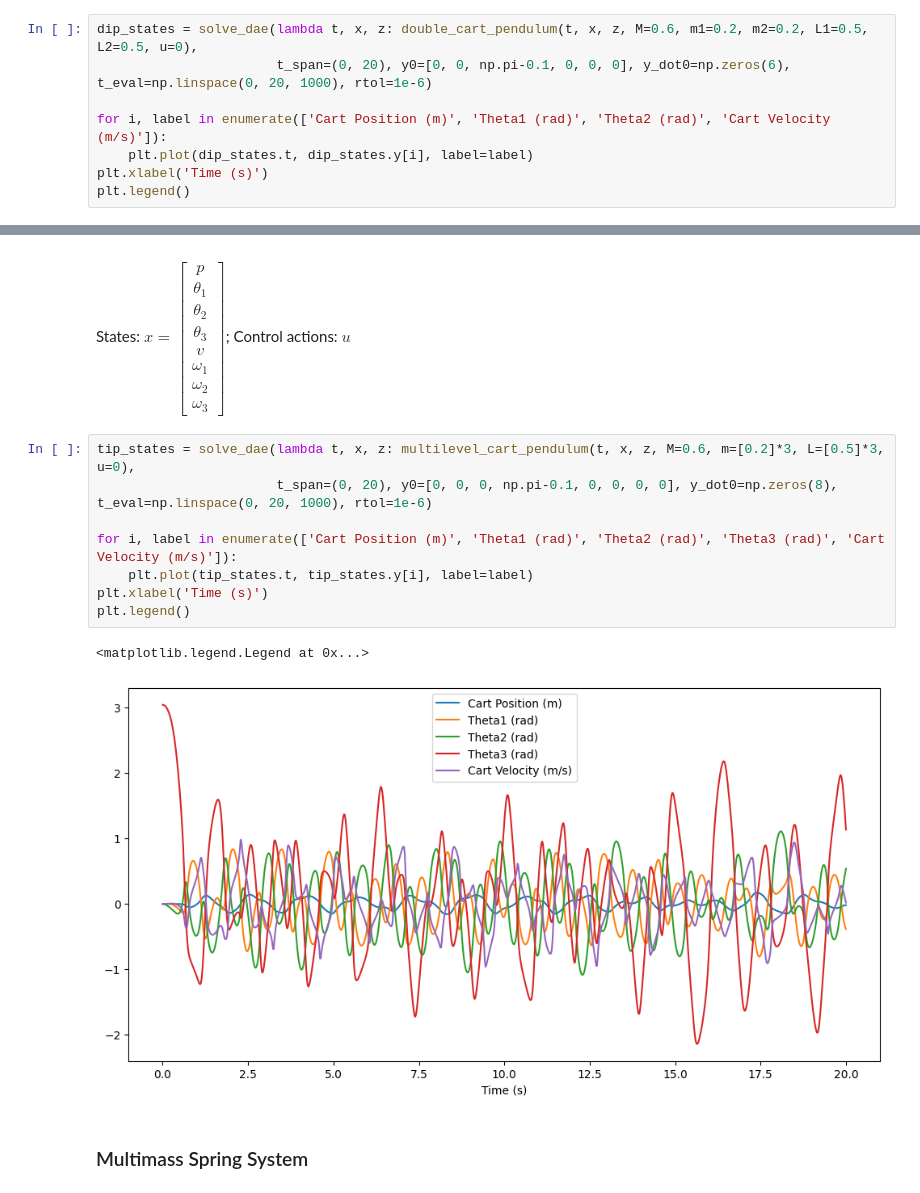
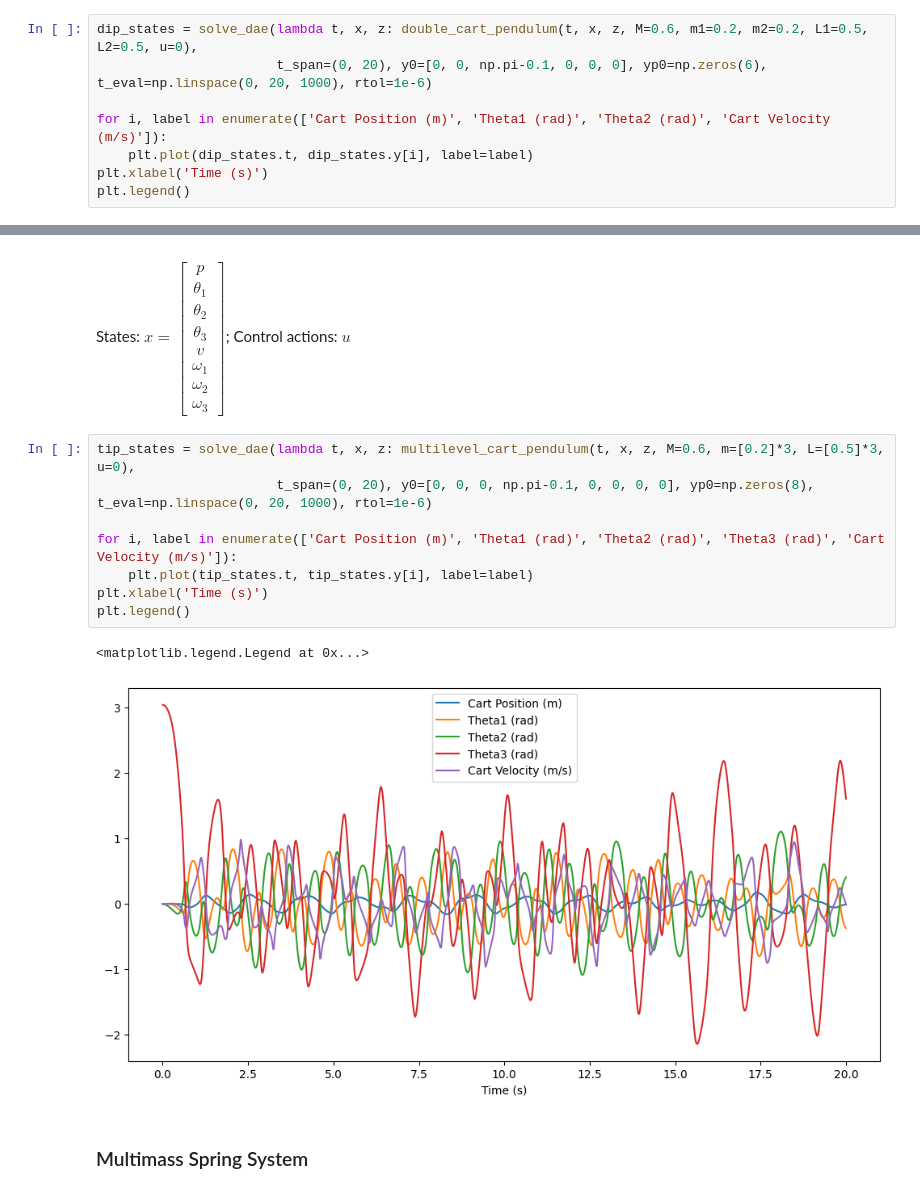
Before and after one commit to ggonzm/benchmark-systems, a Jupyter notebook: examples/simulations.ipynb, the cells around one changed output, grey strips where cells are left out. Cells and saved outputs as stored; diff of their text form.

```diff
--- a/examples/simulations.ipynb
+++ b/examples/simulations.ipynb
@@ -83,7 +83,7 @@ plt.legend()
 States: $x = \begin{bmatrix} p \\ \theta_1 \\ \theta_2 \\ v \\ \omega_1 \\ \omega_2 \end{bmatrix}$; Control actions: $u$
 # %%
 dip_states = solve_dae(lambda t, x, z: double_cart_pendulum(t, x, z, M=0.6, m1=0.2, m2=0.2, L1=0.5, L2=0.5, u=0),
-                       t_span=(0, 20), y0=[0, 0, np.pi-0.1, 0, 0, 0], y_dot0=np.zeros(6), t_eval=np.linspace(0, 20, 1000), rtol=1e-6)
+                       t_span=(0, 20), y0=[0, 0, np.pi-0.1, 0, 0, 0], yp0=np.zeros(6), t_eval=np.linspace(0, 20, 1000), rtol=1e-6)
 
 for i, label in enumerate(['Cart Position (m)', 'Theta1 (rad)', 'Theta2 (rad)', 'Cart Velocity (m/s)']):
     plt.plot(dip_states.t, dip_states.y[i], label=label)
@@ -100,15 +100,15 @@ plt.legend()
 States: $x = \begin{bmatrix} p \\ \theta_1 \\ \theta_2 \\ \theta_3 \\ v \\ \omega_1 \\ \omega_2 \\ \omega_3 \end{bmatrix}$; Control actions: $u$
 # %%
 tip_states = solve_dae(lambda t, x, z: multilevel_cart_pendulum(t, x, z, M=0.6, m=[0.2]*3, L=[0.5]*3, u=0),
-                       t_span=(0, 20), y0=[0, 0, 0, np.pi-0.1, 0, 0, 0, 0], y_dot0=np.zeros(8), t_eval=np.linspace(0, 20, 1000), rtol=1e-6)
+                       t_span=(0, 20), y0=[0, 0, 0, np.pi-0.1, 0, 0, 0, 0], yp0=np.zeros(8), t_eval=np.linspace(0, 20, 1000), rtol=1e-6)
 
 for i, label in enumerate(['Cart Position (m)', 'Theta1 (rad)', 'Theta2 (rad)', 'Theta3 (rad)', 'Cart Velocity (m/s)']):
     plt.plot(tip_states.t, tip_states.y[i], label=label)
 plt.xlabel('Time (s)')
 plt.legend()
 # %% [output]
 <matplotlib.legend.Legend at 0x...>
-[figure, old version]
+[figure, new version]
 # %% [markdown]
 ### Multimass Spring System
 # %% [markdown]
```
Also changed, not shown: parts of 4 cells of this notebook, 17 other files.
